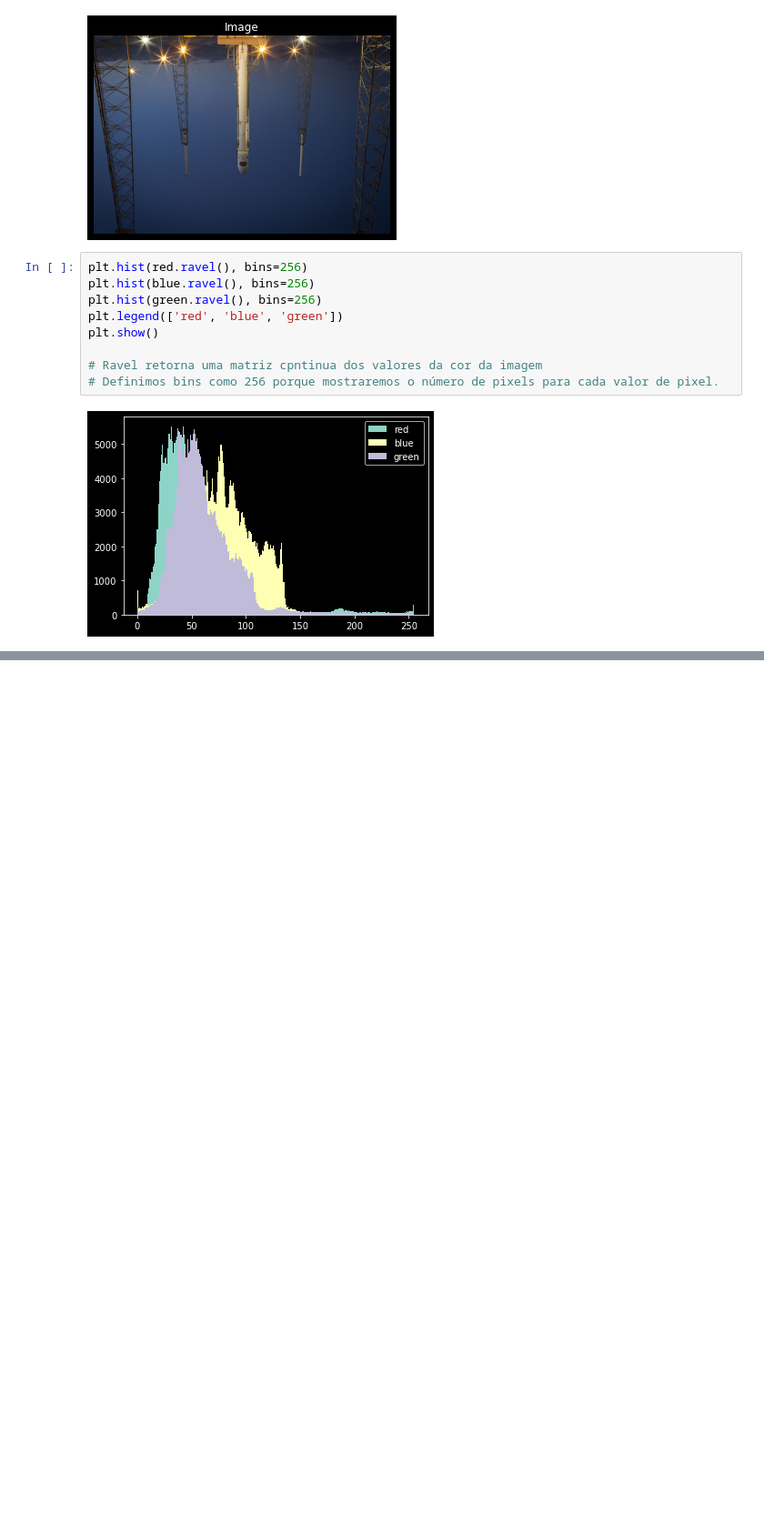
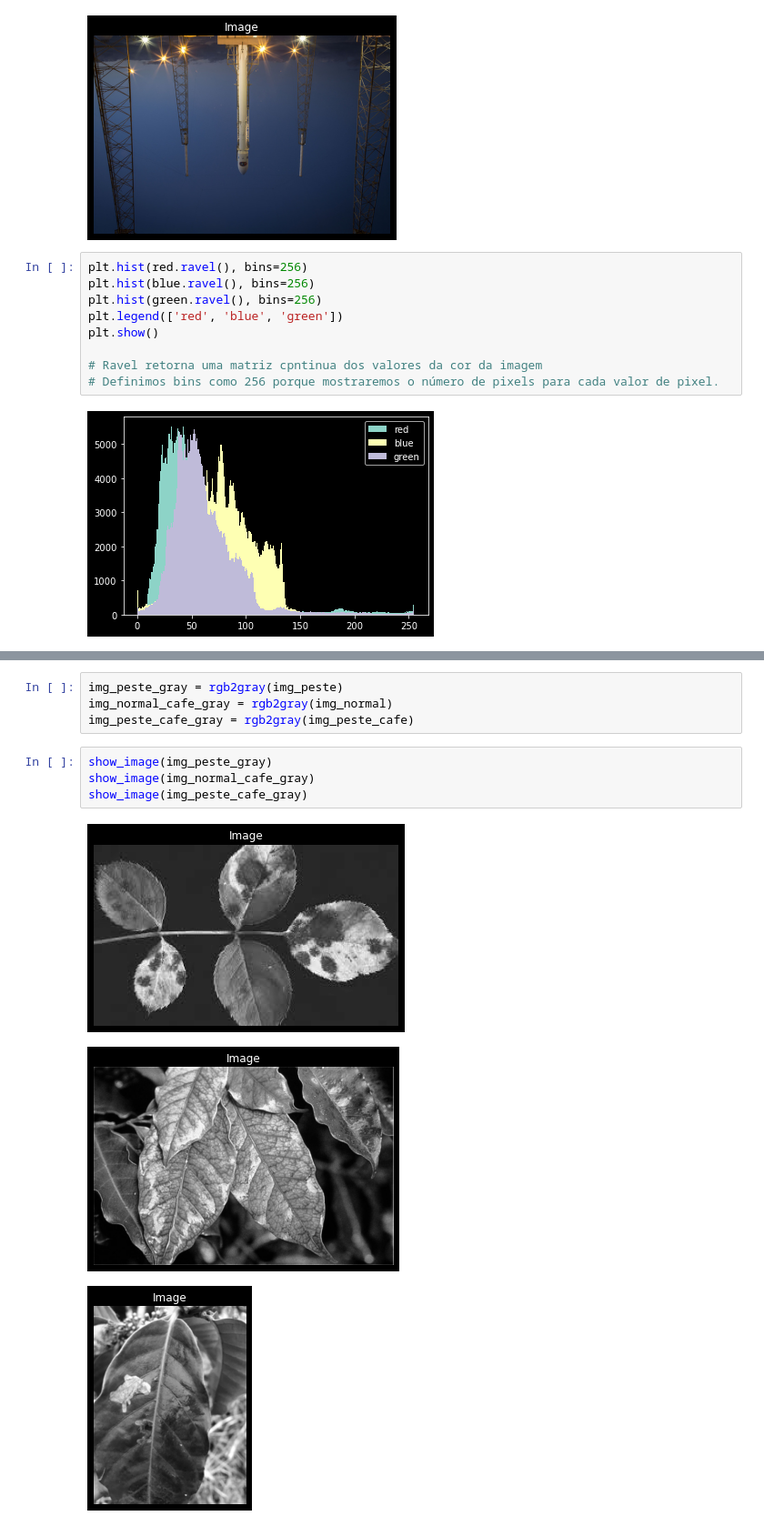
Before and after one commit to renan-lemes/python_labs, a Jupyter notebook: ProcessingImage/img.ipynb, the cells around one changed output, grey strips where cells are left out. Shown at 91% size. Drawn from its saved outputs; the diff is of its cells as text; blank space fills up the shorter version.

```diff
--- a/ProcessingImage/img.ipynb
+++ b/ProcessingImage/img.ipynb
@@ -74,0 +97,12 @@ plt.show()
+# %%
+img_peste_gray = rgb2gray(img_peste)
+img_normal_cafe_gray = rgb2gray(img_normal)
+img_peste_cafe_gray = rgb2gray(img_peste_cafe)
+# %%
+show_image(img_peste_gray)
+show_image(img_normal_cafe_gray)
+show_image(img_peste_cafe_gray)
+# %% [output]
+[figure, added]
+[figure, added]
+[figure, added]
```
Also changed, not shown: parts of 11 cells of this notebook.
